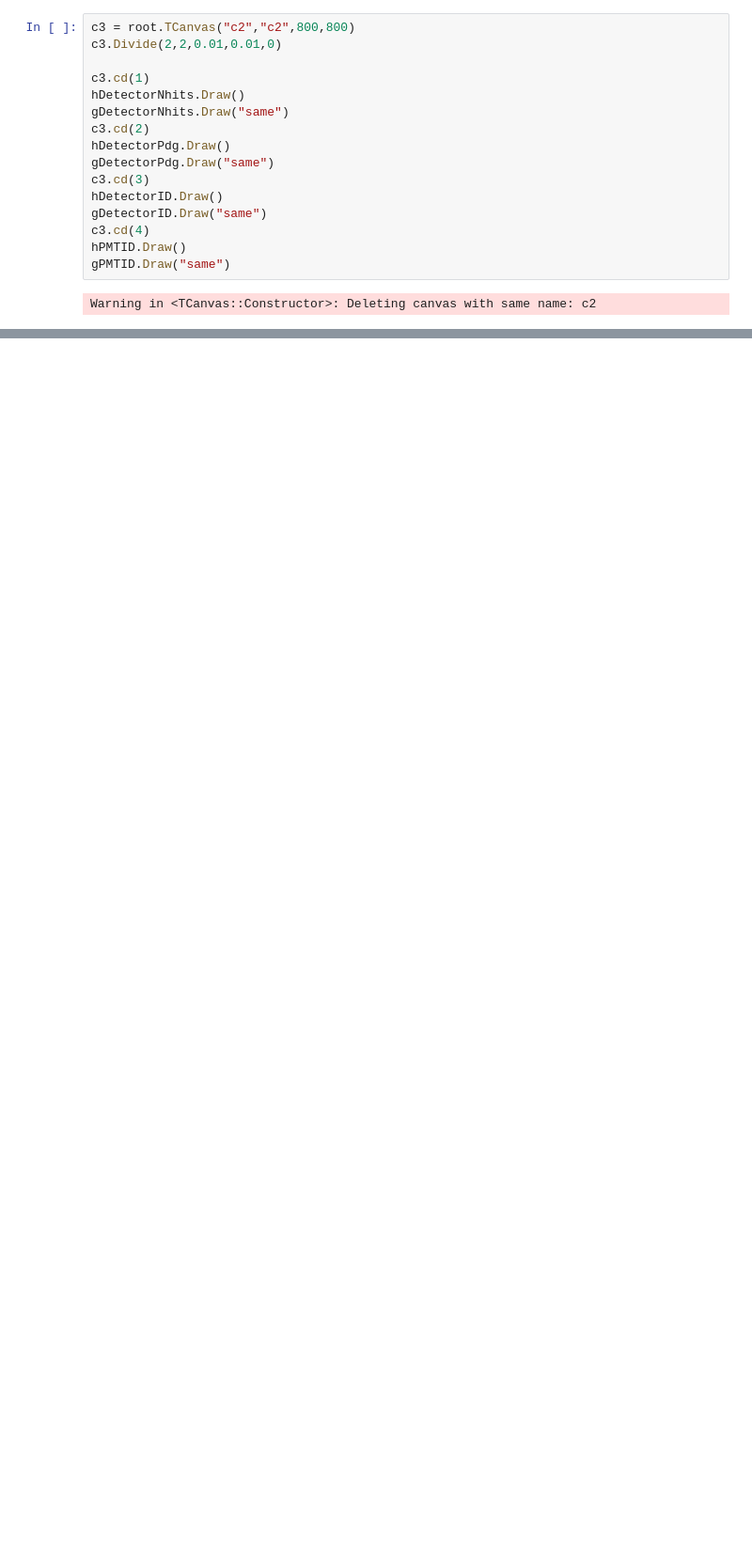
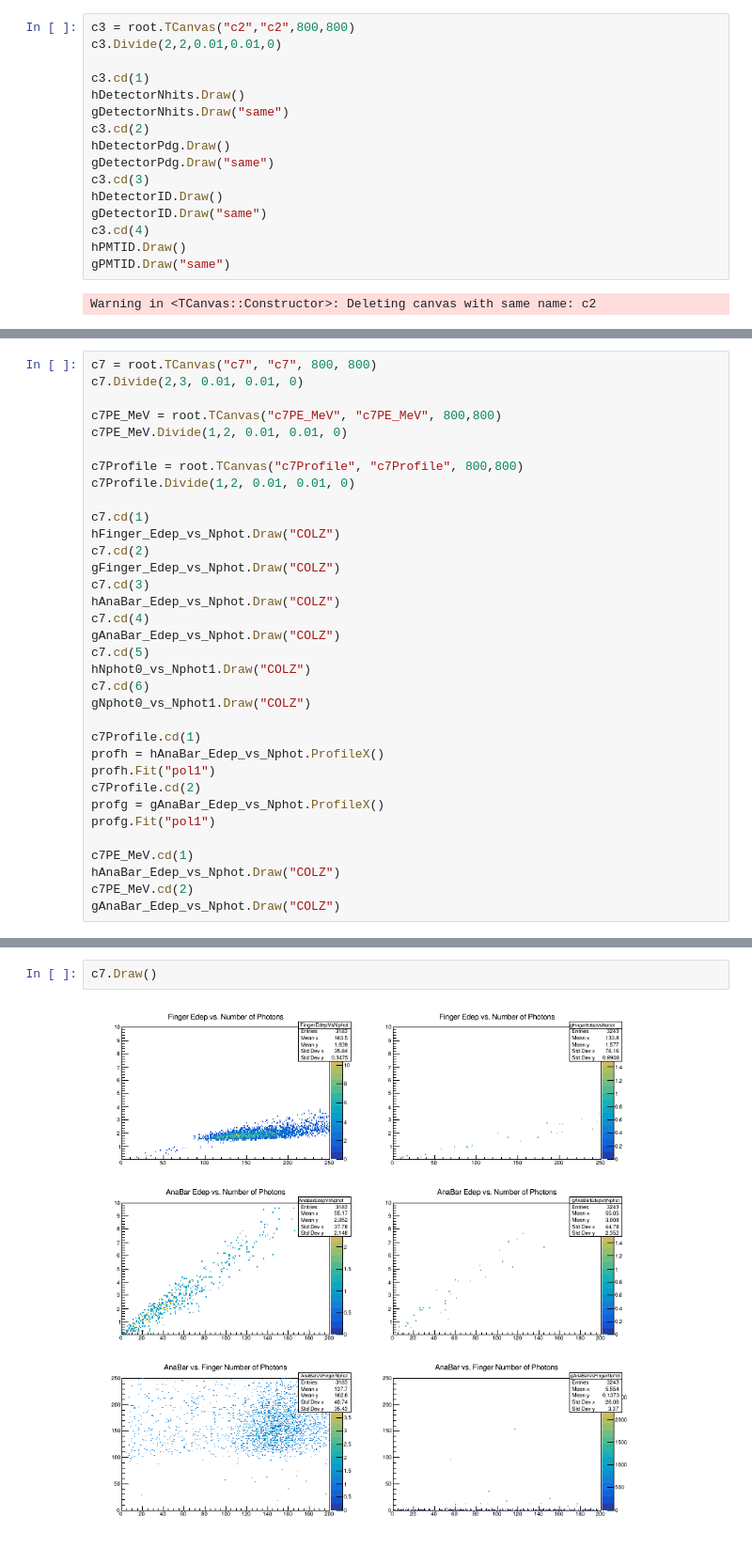
Before and after one commit to chapatilasers/AnaBarMC, a Jupyter notebook: AnalyseSignalsPyROOTCompare.ipynb, the cells around one changed output, grey strips where cells are left out. Shown at 94% size. Saved outputs shown, nothing was run; the diff lists cells and outputs as text; blank space fills up the shorter version.

```diff
--- a/AnalyseSignalsPyROOTCompare.ipynb
+++ b/AnalyseSignalsPyROOTCompare.ipynb
@@ -450,0 +732,34 @@ c4.Draw()
+# %%
+c7 = root.TCanvas("c7", "c7", 800, 800)
+c7.Divide(2,3, 0.01, 0.01, 0)
+
+c7PE_MeV = root.TCanvas("c7PE_MeV", "c7PE_MeV", 800,800)
+c7PE_MeV.Divide(1,2, 0.01, 0.01, 0)
+
+c7Profile = root.TCanvas("c7Profile", "c7Profile", 800,800)
+c7Profile.Divide(1,2, 0.01, 0.01, 0)
+
+c7.cd(1)
+hFinger_Edep_vs_Nphot.Draw("COLZ")
+c7.cd(2)
+gFinger_Edep_vs_Nphot.Draw("COLZ")
+c7.cd(3)
+hAnaBar_Edep_vs_Nphot.Draw("COLZ")
+c7.cd(4)
+gAnaBar_Edep_vs_Nphot.Draw("COLZ")
+c7.cd(5)
+hNphot0_vs_Nphot1.Draw("COLZ")
+c7.cd(6)
+gNphot0_vs_Nphot1.Draw("COLZ")
+
+c7Profile.cd(1)
+profh = hAnaBar_Edep_vs_Nphot.ProfileX()
+profh.Fit("pol1")
+c7Profile.cd(2)
+profg = gAnaBar_Edep_vs_Nphot.ProfileX()
+profg.Fit("pol1")
+
+c7PE_MeV.cd(1)
+hAnaBar_Edep_vs_Nphot.Draw("COLZ")
+c7PE_MeV.cd(2)
+gAnaBar_Edep_vs_Nphot.Draw("COLZ")
@@ -450,0 +783,4 @@ c4.Draw()
+# %%
+c7.Draw()
+# %% [output]
+[figure, added]
```
Also changed, not shown: parts of 17 cells of this notebook, 1 other file.
